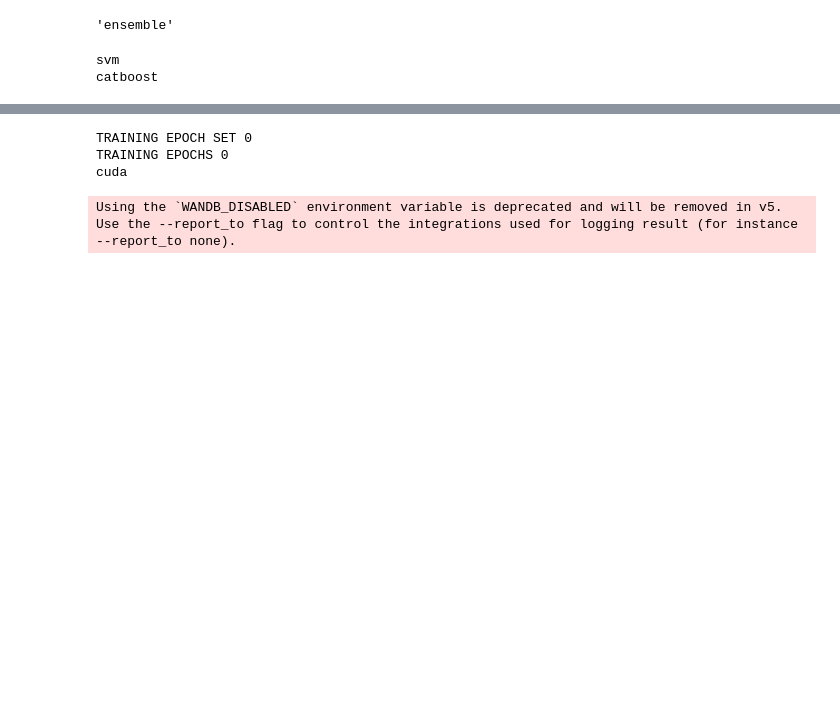
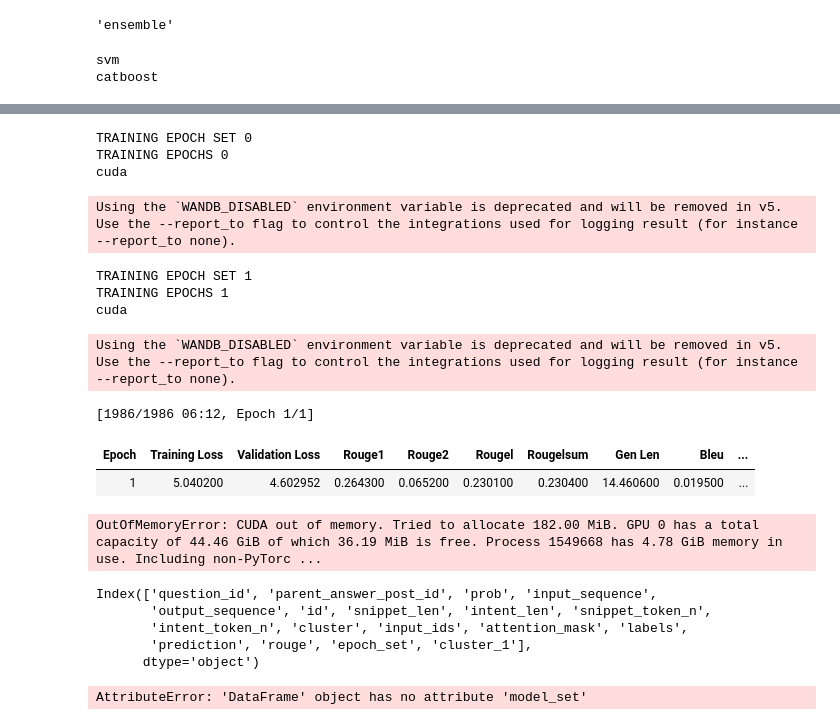
Before and after one commit to lizzzi111/Meta_Learning_Monitoring_Source_Code, a Jupyter notebook: ensemble_learning/01-Experimentation-FULL-Pipeline.ipynb, the cells around one changed output, grey strips where cells are left out. Cells and saved outputs as stored; diff of their text form; code cells hidden in the pictures; blank space fills up the shorter version.

```diff
--- a/ensemble_learning/01-Experimentation-FULL-Pipeline.ipynb
+++ b/ensemble_learning/01-Experimentation-FULL-Pipeline.ipynb
@@ -340,16 +365,36 @@ Name: svm_preds, dtype: float64
 optimal_ensemble_map = create_ensemble_map(meta_preds_df=meta_preds_df,
                                            t_model_name="catboost")
 # %%
-test_result_dict = test_training_epochs_sets(experiment_config=experiment_config,
+test_result_df = test_training_epochs_sets(experiment_config=experiment_config,
                             test_df=test_df,
                             test_data=test_data,
                             train_data=train_dataset,
                             tokenizer=tokenizer)
 # %% [output]
 TRAINING EPOCH SET 0
 TRAINING EPOCHS 0
 cuda
 Using the `WANDB_DISABLED` environment variable is deprecated and will be removed in v5. Use the --report_to flag to control the integrations used for logging result (for instance --report_to none).
+TRAINING EPOCH SET 1
+TRAINING EPOCHS 1
+cuda
+Using the `WANDB_DISABLED` environment variable is deprecated and will be removed in v5. Use the --report_to flag to control the integrations used for logging result (for instance --report_to none).
+[1986/1986 06:12, Epoch 1/1]
+| Epoch | Training Loss | Validation Loss | Rouge1 | Rouge2 | Rougel | Rougelsum | Gen Len | Bleu | ... |
+| 1 | 5.040200 | 4.602952 | 0.264300 | 0.065200 | 0.230100 | 0.230400 | 14.460600 | 0.019500 | ... |
+OutOfMemoryError: CUDA out of memory. Tried to allocate 182.00 MiB. GPU 0 has a total capacity of 44.46 GiB of which 36.19 MiB is free. Process 1549668 has 4.78 GiB memory in use. Including non-PyTorc ...
+# %%
+test_result_df.columns
+# %% [output]
+Index(['question_id', 'parent_answer_post_id', 'prob', 'input_sequence',
+       'output_sequence', 'id', 'snippet_len', 'intent_len', 'snippet_token_n',
+       'intent_token_n', 'cluster', 'input_ids', 'attention_mask', 'labels',
+       'prediction', 'rouge', 'epoch_set', 'cluster_1'],
+      dtype='object')
+# %%
+test_result_dict.model_set.unique()
+# %% [output]
+AttributeError: 'DataFrame' object has no attribute 'model_set'
 # %%
 for cluster_idx in [1, 4, 3]:
     test_result_dict = test_cluster_set(experiment_config=experiment_config,
```
Also changed, not shown: parts of 18 cells of this notebook, 2 other files.
